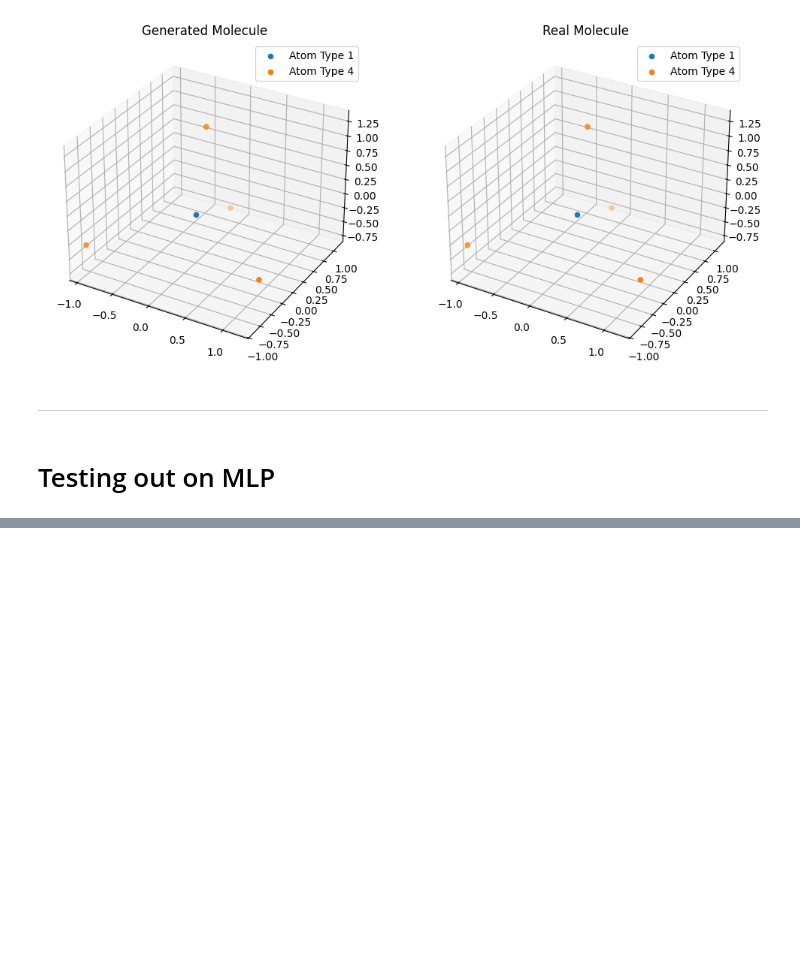
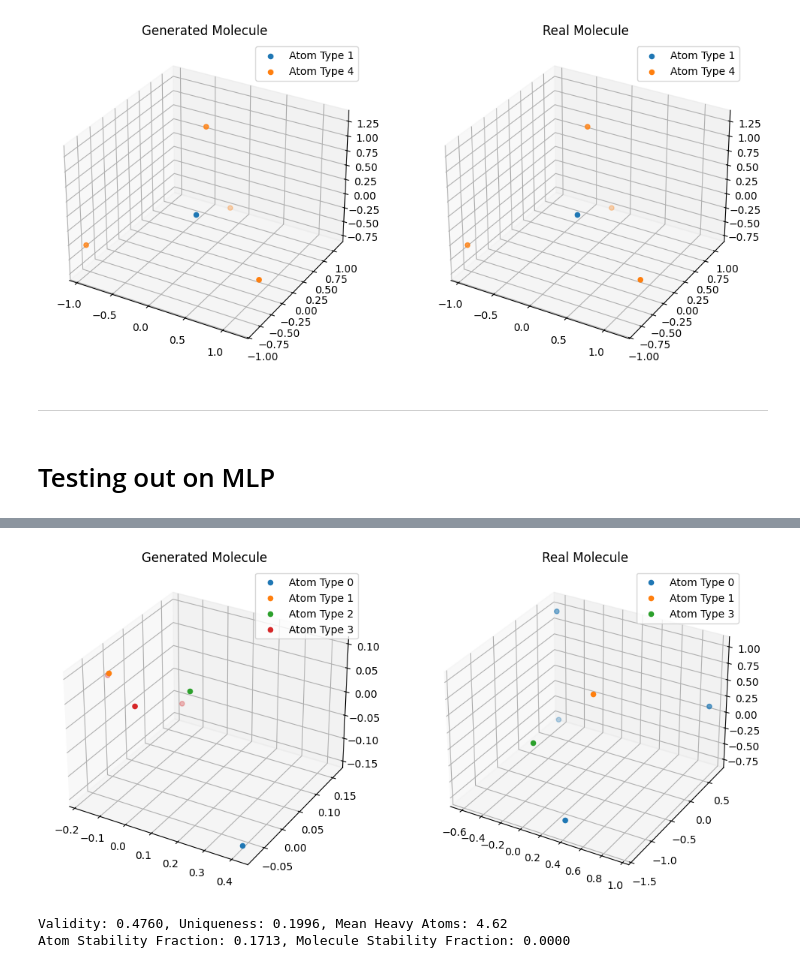
Before and after one commit to edovergna/equi-drifting, a Jupyter notebook: notebooks/aligned_loss.ipynb, the cells around one changed output, grey strips where cells are left out. Saved outputs shown, nothing was run; the diff lists cells and outputs as text; code cells hidden in the pictures; blank space fills up the shorter version.

```diff
--- a/notebooks/aligned_loss.ipynb
+++ b/notebooks/aligned_loss.ipynb
@@ -1431,0 +1820,46 @@ Atom Stability Fraction: 0.5039, Molecule Stability Fraction: 0.4025
+# %%
+dense_edge_index = real_mols[7].dense_edge_index
+edge_index_list = []
+for offset in range(NUM_GEN):
+    offset_edge_index = dense_edge_index + offset * NUM_ATOMS
+    edge_index_list.append(offset_edge_index)
+dense_edge_index = torch.cat(edge_index_list, dim=1)
+
+NUM_GEN = 1000
+pos_noise = torch.randn((NUM_ATOMS*NUM_GEN, 3))
+pos_noise = pos_noise - pos_noise.mean(dim=0)
+type_noise = torch.randn((NUM_ATOMS*NUM_GEN, NUM_ATOM_TYPES))
+
+gen_pos, gen_types = model(pos_noise, type_noise, dense_edge_index)
+
+gen_types = gen_types.reshape(NUM_GEN, NUM_ATOMS, NUM_ATOM_TYPES)
+gen_pos = gen_pos.reshape(NUM_GEN, NUM_ATOMS, 3)
+gen_pos = gen_pos - gen_pos.mean(dim=1, keepdim=True)
+
+gen_types_prob = F.softmax(gen_types, dim=-1)
+gen_types_sphere = probs_to_sphere(gen_types_prob, eps=1e-8)
+gen_types_prob = sphere_to_probs(gen_types_sphere, eps=1e-8)
+
+gen_types_argmax = gen_types_prob.argmax(dim=-1).float()
+real_types_argmax = real_types.argmax(dim=-1).float()
+
+# print(real_types_argmax)
+# print(gen_types_argmax)
+
+INDEX_GEN_MOL = 0
+
+%matplotlib inline
+visualize_both_molecules_with_atom_types(
+    gen_pos,
+    gen_types_argmax,
+    real_positions,
+    real_types_argmax,
+    INDEX_GEN_MOL,
+)
+# %% [output]
+[figure, added]
+# %%
+evaluate_generated_molecules(gen_pos, gen_types_prob)
+# %% [output]
+Validity: 0.4760, Uniqueness: 0.1996, Mean Heavy Atoms: 4.62
+Atom Stability Fraction: 0.1713, Molecule Stability Fraction: 0.0000
```
Also changed, not shown: parts of 10 cells of this notebook.
